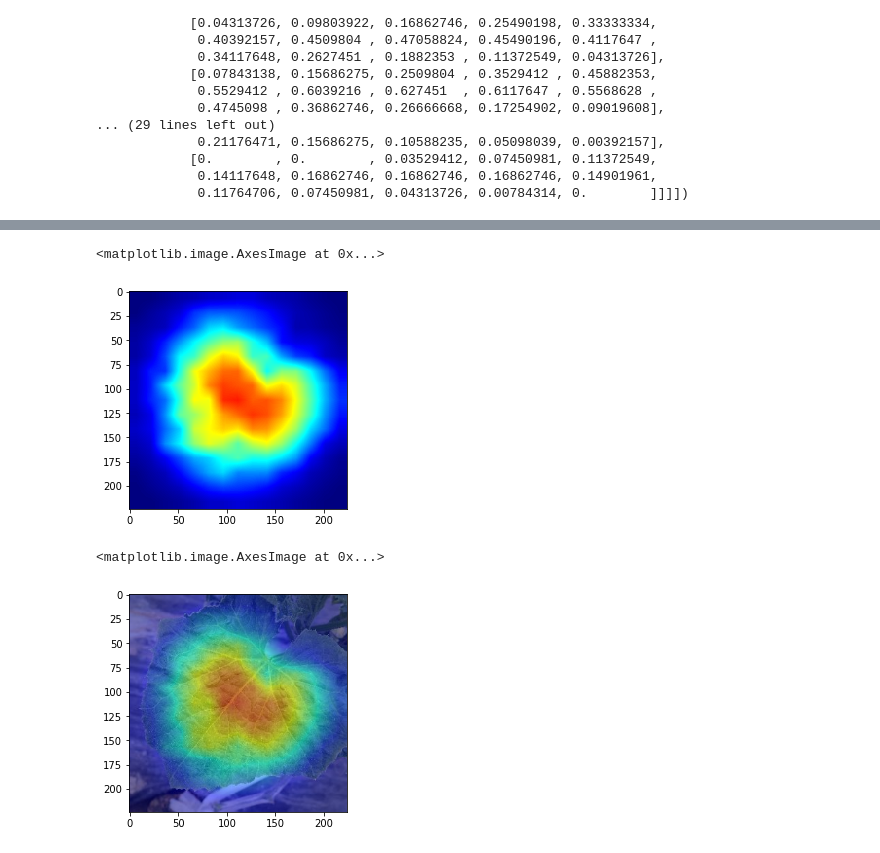
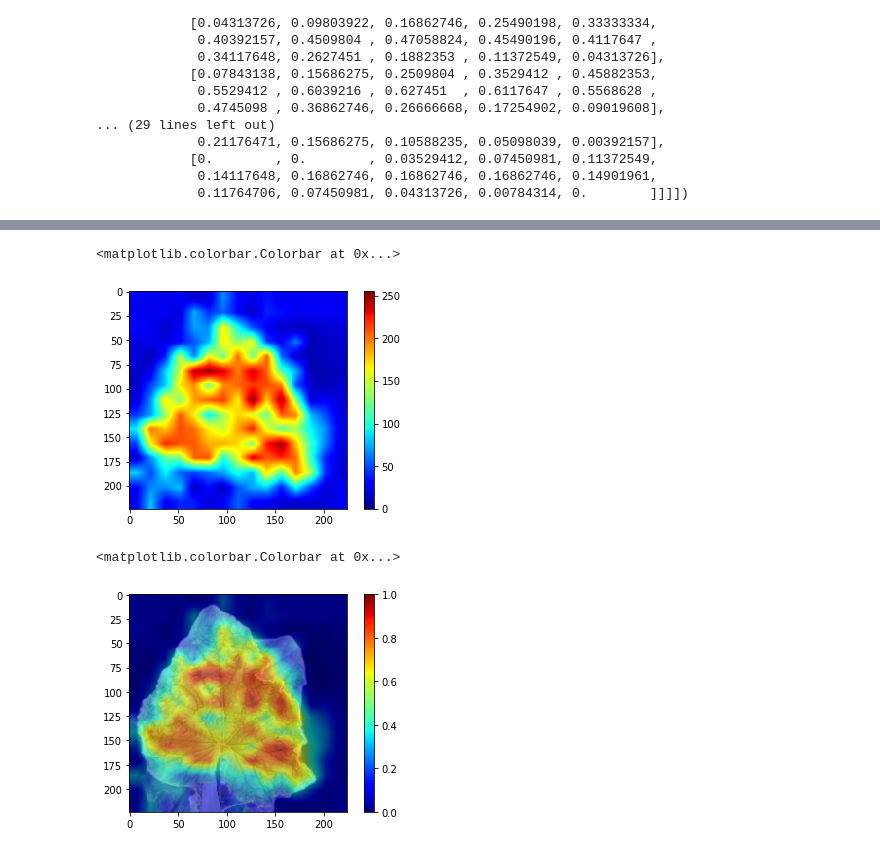
Before and after one commit to HotoNagi/chainer-attention_branch_network, a Jupyter notebook: ABN_Attention_Map.ipynb, the cells around one changed output, grey strips where cells are left out. Cells and saved outputs as stored; diff of their text form; code cells hidden in the pictures.

```diff
--- a/ABN_Attention_Map.ipynb
+++ b/ABN_Attention_Map.ipynb
@@ -208,3 +223,7 @@ variable([[[[0.        , 0.00392157, 0.04705882, 0.08235294, 0.12156863,
             [0.        , 0.        , 0.03529412, 0.07450981, 0.11372549,
              0.14117648, 0.16862746, 0.16862746, 0.16862746, 0.14901961,
              0.11764706, 0.07450981, 0.04313726, 0.00784314, 0.        ]]]])
+# %%
+b = (model.predictor.att + x) * model.predictor.att
+b = b/np.max(b.data)
+b
@@ -211,5 +248,5 @@ variable([[[[0.        , 0.00392157, 0.04705882, 0.08235294, 0.12156863,
 # %%
-heatmap = cv2.resize(((model.predictor.att * x)).data[0][0], (224, 224))
+heatmap = cv2.resize(b.data[0][0], (224, 224))
 heatmap = cv2.applyColorMap(np.uint8(heatmap*255), cv2.COLORMAP_JET)
 image = img[0, :].transpose(1, 2, 0) * 255
 image -= np.min(image)
@@ -217,12 +254,14 @@ image = np.minimum(image, 255)
 cam_img = np.float32(heatmap) + np.float32(image)
 cam_img = 255 * cam_img / np.max(cam_img)
 # %%
-plt.imshow(cv2.cvtColor(heatmap, cv2.COLOR_BGR2RGB))
+plt.imshow(cv2.cvtColor(heatmap, cv2.COLOR_BGR2RGB) ,cmap="jet")
+plt.colorbar()
 # %% [output]
-<matplotlib.image.AxesImage at 0x...>
+<matplotlib.colorbar.Colorbar at 0x...>
-[figure, old version]
+[figure, new version]
 # %%
-plt.imshow(cv2.cvtColor(cam_img / 255, cv2.COLOR_BGR2RGB))
+plt.imshow(cv2.cvtColor(cam_img / 255, cv2.COLOR_BGR2RGB) ,cmap="jet")
+plt.colorbar()
 # %% [output]
-<matplotlib.image.AxesImage at 0x...>
+<matplotlib.colorbar.Colorbar at 0x...>
-[figure, old version]
+[figure, new version]
```
Also changed, not shown: parts of 22 cells of this notebook, 1 other file.
